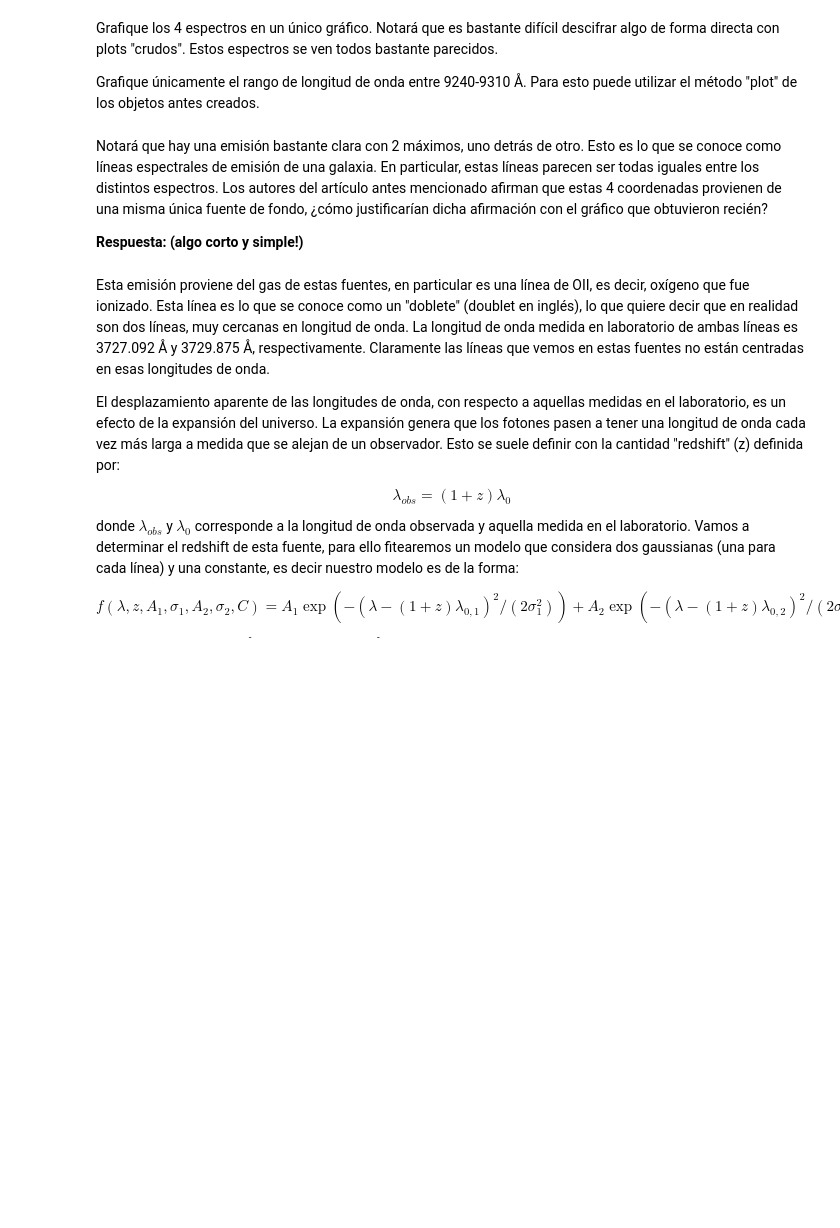
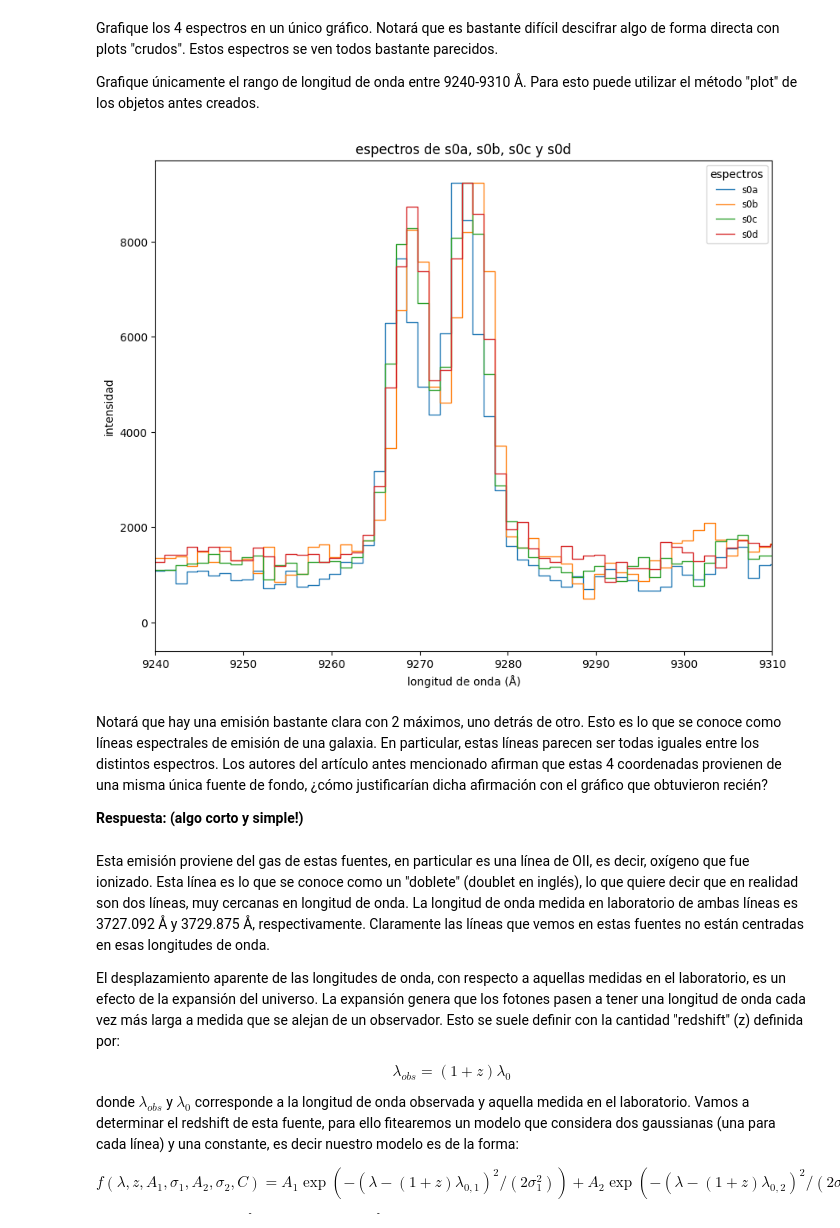
Before and after one commit to ASGN89/Tarea-4, a Jupyter notebook: Tarea4.ipynb, the cells around one changed output. Drawn from its saved outputs; the diff is of its cells as text; code cells hidden in the pictures; blank space fills up the shorter version.

```diff
--- a/Tarea4.ipynb
+++ b/Tarea4.ipynb
@@ -163,10 +163,10 @@ import mpdaf as mpdaf
 # s0(d) =  9:21:25.781, 18:10:24.64    (RA, DEC)
 
 # Cree un objeto SkyCoord para cada una de las coordenadas anteriores.
-s0a =
-s0b =
-s0c =
-s0d =
+s0a = SkyCoord("9h21m25.040s", "18d10m12.27s", frame="icrs")
+s0b = SkyCoord("9h21m25.858s", "18d10m07.24s", frame="icrs")
+s0c = SkyCoord("9h21m26.439s", "18d10m13.60s", frame="icrs")
+s0d = SkyCoord("9h21m25.781s", "18d10m24.64s", frame="icrs")
 
 # Esto mostrará las coordenadas en grados de la primera coordenada.
 print('s0a = (RA, DEC) = ',s0a.ra.value,',' ,s0a.dec.value)
@@ -185,8 +187,12 @@ Un pequeño hint: el centro debe ser de la forma (dec, ra) y cada coordenada con
 # %%
 # Rellene el código a continuación reemplazando el "CENTRO" y "radio", según corresponda.
 # Note que ya le hemos indicado al método las unidades de medida, por lo que debe ser consistente.
-
-espectro_s0a = cube.aperture(CENTRO, RADIO, unit_center=u.deg, unit_radius=u.arcsec)
-espectro_s0b = cube.aperture(CENTRO, RADIO, unit_center=u.deg, unit_radius=u.arcsec)
-espectro_s0c = cube.aperture(CENTRO, RADIO, unit_center=u.deg, unit_radius=u.arcsec)
-espectro_s0d = cube.aperture(CENTRO, RADIO, unit_center=u.deg, unit_radius=u.arcsec)
+CENTROA = (s0a.dec.value, s0a.ra.value)
+CENTROB = (s0b.dec.value, s0b.ra.value)
+CENTROC = (s0c.dec.value, s0c.ra.value)
+CENTROD = (s0d.dec.value, s0d.ra.value)
+RADIO=1
+espectro_s0a = cube.aperture(CENTROA, RADIO, unit_center=u.deg, unit_radius=u.arcsec)
+espectro_s0b = cube.aperture(CENTROB, RADIO, unit_center=u.deg, unit_radius=u.arcsec)
+espectro_s0c = cube.aperture(CENTROC, RADIO, unit_center=u.deg, unit_radius=u.arcsec)
+espectro_s0d = cube.aperture(CENTROD, RADIO, unit_center=u.deg, unit_radius=u.arcsec)
@@ -200,3 +213,18 @@ Para esto puede utilizar el método "plot" de los objetos antes creados.
+# %%
+# Inserte su gráfico a continuación:
+plt.figure(figsize=(10,8))
+espectro_s0a.plot(9240, 9310, label="s0a")
+espectro_s0b.plot(9240, 9310, label="s0b")
+espectro_s0c.plot(9240, 9310, label="s0c")
+espectro_s0d.plot(9240, 9310, label="s0d")
+plt.xlim(9240, 9310)
+plt.title("espectros de s0a, s0b, s0c y s0d")
+plt.xlabel("longitud de onda (Å)")
+plt.ylabel("intensidad")
+plt.legend(title="espectros", fontsize="small")
+plt.show()
+# %% [output]
+[figure, added]
 # %% [markdown]
 
 Notará que hay una emisión bastante clara con 2 máximos, uno detrás de otro.
```
Also changed, not shown: parts of 8 cells of this notebook.
